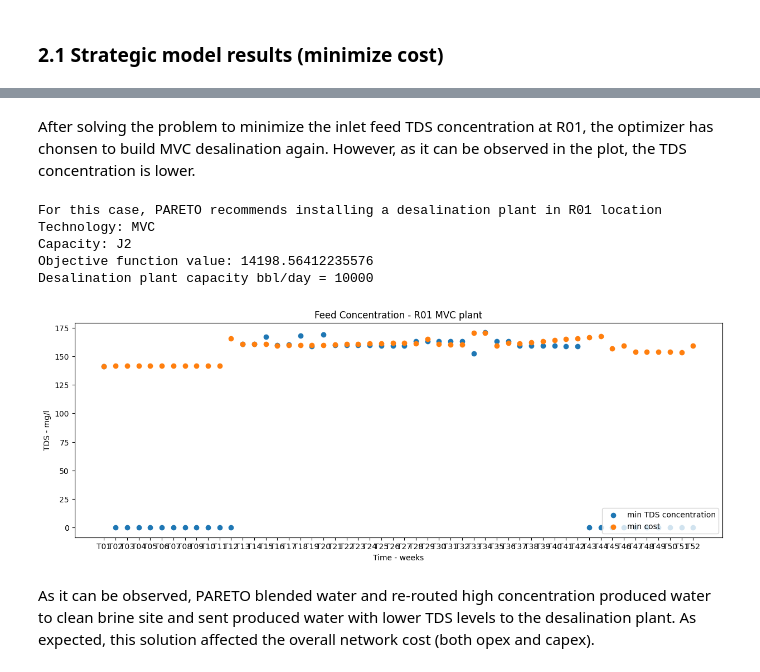
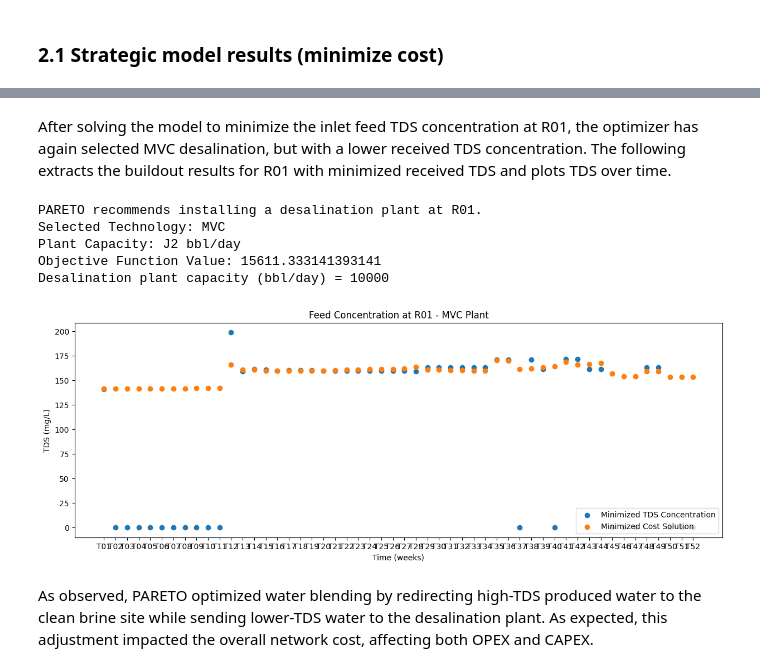
Before and after one commit to project-pareto/project-pareto, a Jupyter notebook: pareto/examples/water_tracking/strategic_model_MINLP_example.ipynb, the cells around one changed output, grey strips where cells are left out. Drawn from its saved outputs; the diff is of its cells as text; code cells hidden in the pictures.

Commit message:
revise jupyter notebook, edit plots, and revise attached figures

```diff
--- a/pareto/examples/water_tracking/strategic_model_MINLP_example.ipynb
+++ b/pareto/examples/water_tracking/strategic_model_MINLP_example.ipynb
@@ -366,57 +370,49 @@ Licensee: Prof. Ignacio E. Grossmann                     G240103|0002AS-GEN
 
 GAMS WORKING DIRECTORY: temp
 # %% [markdown]
-After solving the problem to minimize the inlet feed TDS concentration at R01, the optimizer has chonsen to build MVC desalination again. However, as it can be observed in the plot, the TDS concentration is lower.
+After solving the model to minimize the inlet feed TDS concentration at R01, the optimizer has again selected MVC desalination, but with a lower received TDS concentration. The following extracts the buildout results for R01 with minimized received TDS and plots TDS over time.
 # %%
-# Extract R01 buildout results for default solved model
+# Extract buildout results for R01 from the optimized model
 technology, capacity = get_R01_results(results_dict)
+
+print("PARETO recommends installing a desalination plant at R01.")
+print(f"Selected Technology: {technology}")
+print(f"Plant Capacity: {capacity} bbl/day")
+print(f"Objective Function Value: {value(strategic_model.v_Z)}")
+
+# Retrieve the corresponding capacity for J1 in bbl/day
 print(
-    "For this case, PARETO recommends installing a desalination plant in R01 location"
-)
-print(f"Technology: {technology}")
-print(f"Capacity: {capacity}")
-print(f"Objective function value: {value(strategic_model.v_Z)}")
-
-# Check what capacity J2 corresponds to (in bbl/day)
-print(
-    "Desalination plant capacity bbl/day =",
+    "Desalination plant capacity (bbl/day) =",
     df_parameters["TreatmentCapacityIncrements"][("MVC", "J1")],
 )
 
+# Extract re-optimized TDS values over time
 TDS_reopt = []
 time = []
 for i in strategic_model.s_T:
     TDS_reopt.append(1000 * value(strategic_model.quality.v_Q["R01", "TDS", i]))
     time.append(i)
 
-plt.rcParams["figure.figsize"] = [15, 5]
-plt.title("Feed Concentration - R01 MVC plant")
-plt.scatter(time, TDS_reopt, label="min TDS concentration")
-plt.xlabel("Time - weeks")
-plt.ylabel("TDS - mg/l")
-plt.scatter(time, TDS, label="min cost")
-plt.legend(loc="lower right")
+plt.figure(figsize=(12, 6))
+plt.scatter(range(len(time_period)), TDS_reopt, label="Minimized TDS Concentration")
+plt.scatter(range(len(time_period)), TDS, label="Minimized Cost Solution", alpha=0.7)
+
+plt.xlabel("Time Period")
+plt.ylabel("TDS Concentration (mg/L)")
+plt.title("Feed Concentration at R01 - MVC Plant")
+
+selected_ticks = [i for i in range(len(time_period)) if int(time_period[i][1:]) % 5 == 0]
+selected_labels = [time_period[i] for i in selected_ticks]
+
+plt.xticks(ticks=selected_ticks, labels=selected_labels, rotation=45)
+plt.legend(loc="center right")
 plt.show()
-
-args = {"plot_title": "Piped Water", "output_file": "Piped_min_TDS_solution.html"}
-
-input_data = {
-    "pareto_var": results_dict["v_F_Piped_dict"],
-}
-
-plot_sankey(input_data, args)
-args = {"plot_title": "Trucked Water", "output_file": "Trucked_min_TDS_solution.html"}
-
-input_data = {
-    "pareto_var": results_dict["v_F_Trucked_dict"],
-}
-plot_sankey(input_data, args)
 # %% [output]
-For this case, PARETO recommends installing a desalination plant in R01 location
-Technology: MVC
-Capacity: J2
-Objective function value: 14198.56412235576
-Desalination plant capacity bbl/day = 10000
+PARETO recommends installing a desalination plant at R01.
+Selected Technology: MVC
+Plant Capacity: J2 bbl/day
+Objective Function Value: 15611.333141393141
+Desalination plant capacity (bbl/day) = 10000
-[figure, old version]
+[figure, new version]
 # %% [markdown]
-As it can be observed, PARETO blended water and re-routed high concentration produced water to clean brine site and sent produced water with lower TDS levels to the desalination plant. As expected, this solution affected the overall network cost (both opex and capex).
+As observed, PARETO optimized water blending by redirecting high-TDS produced water to the clean brine site while sending lower-TDS water to the desalination plant. As expected, this adjustment impacted the overall network cost, affecting both OPEX and CAPEX.
```
Also changed, not shown: parts of 11 cells of this notebook, 1 other file.
